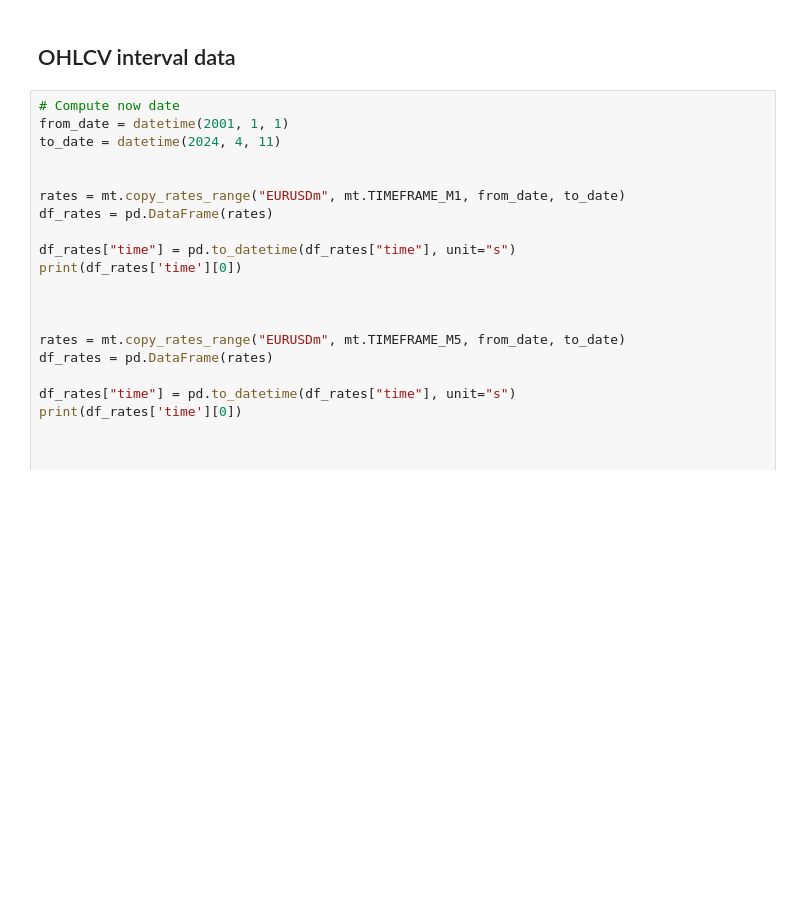
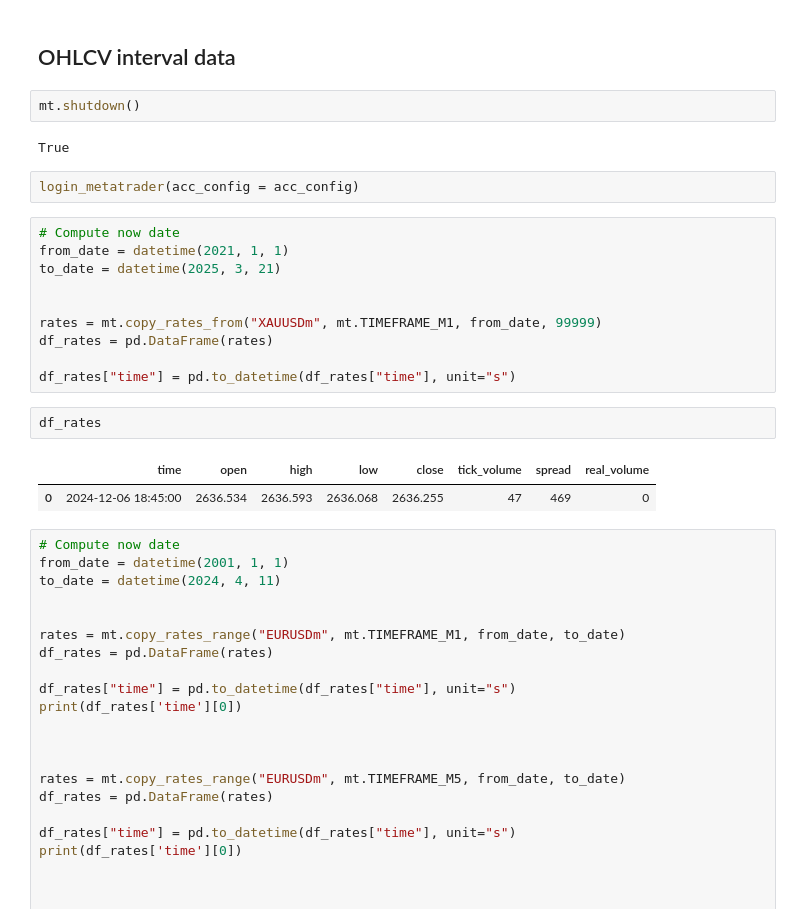
Before and after one commit to AnhTNguyenBlank/Trading_backtest_framework, a Jupyter notebook: Live_trading/0. Overview.ipynb, the cells around one changed output. Saved outputs shown, nothing was run; the diff lists cells and outputs as text; blank space fills up the shorter version.

```diff
--- a/Live_trading/0. Overview.ipynb
+++ b/Live_trading/0. Overview.ipynb
@@ -83,6 +326,27 @@ df_orders.tail(6)
 # Data
 # %% [markdown]
 ## OHLCV interval data
+# %%
+mt.shutdown()
+# %% [output]
+True
+# %%
+login_metatrader(acc_config = acc_config)
+# %%
+# Compute now date
+from_date = datetime(2021, 1, 1)
+to_date = datetime(2025, 3, 21)
+
+
+rates = mt.copy_rates_from("XAUUSDm", mt.TIMEFRAME_M1, from_date, 99999)
+df_rates = pd.DataFrame(rates)
+
+df_rates["time"] = pd.to_datetime(df_rates["time"], unit="s")
+# %%
+df_rates
+# %% [output]
+|  | time | open | high | low | close | tick_volume | spread | real_volume |
+| 0 | 2024-12-06 18:45:00 | 2636.534 | 2636.593 | 2636.068 | 2636.255 | 47 | 469 | 0 |
 # %%
 # Compute now date
 from_date = datetime(2001, 1, 1)
```
Also changed, not shown: parts of 16 cells of this notebook, 26 other files.
